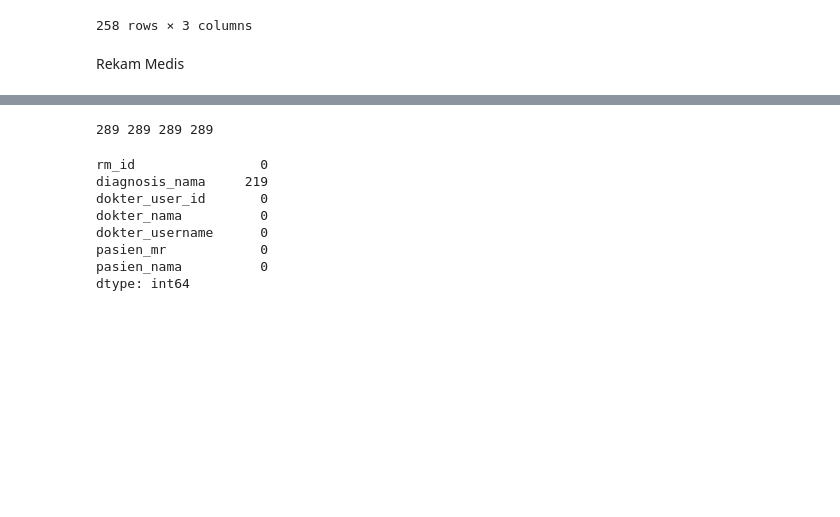
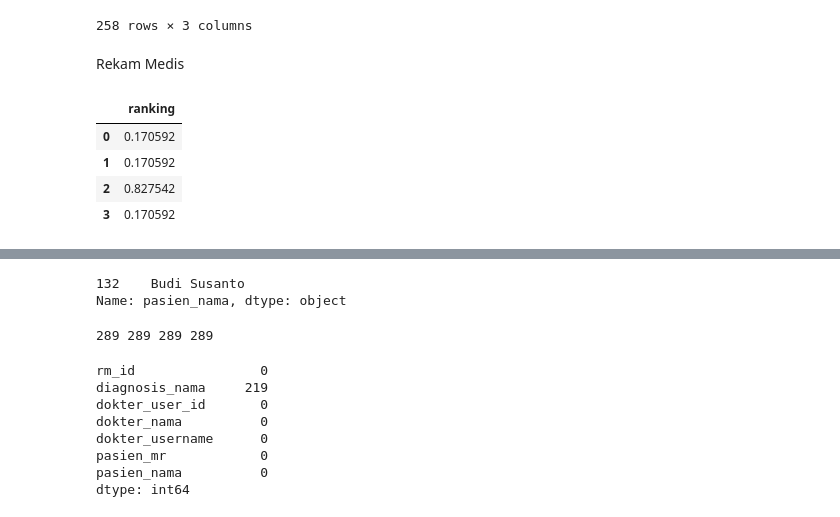
Before and after one commit to muftialroaz/rekmed-flask, a Jupyter notebook: main.ipynb, the cells around one changed output, grey strips where cells are left out. Cells and saved outputs as stored; diff of their text form; code cells hidden in the pictures; blank space fills up the shorter version.

```diff
--- a/main.ipynb
+++ b/main.ipynb
@@ -154,4 +154,42 @@ nama_dokter = dokter_data(search)
 rekam_medis = db.rekam_medis.copy()
+# %%
+from rank_bm25 import BM25Okapi
+import pandas as pd
+
+# Contoh data dokumen
+documents = [
+    "Dokumen pertama adalah contoh dokumen",
+    "Ini adalah contoh dokumen kedua",
+    "Contoh yang lebih panjang untuk dokumen ketiga",
+    "Ini adalah dokumen contoh terakhir"
+]
+
+# Pembentukan indeks BM25
+tokenized_documents = [doc.split() for doc in documents]
+bm25 = BM25Okapi(tokenized_documents)
+
+# Contoh kueri pencarian
+query = "contoh dokumen panjang"
+
+# Hitung relevansi BM25
+scores = bm25.get_scores(query.split())
+
+# Urutkan dokumen berdasarkan skor relevansi
+ranked_documents = sorted(zip(scores, documents), key=lambda x: x[0], reverse=True)
+
+ranked = pd.DataFrame(scores)
+ranked = ranked.rename(columns={0:'ranking'})
+ranked
+# # Tampilkan hasil
+# print("Hasil Pencarian:")
+# for score, doc in ranked_documents:
+#     print(f"Skor: {score:.4f}, Dokumen: {doc}")
+# %% [output]
+|  | ranking |
+| 0 | 0.170592 |
+| 1 | 0.170592 |
+| 2 | 0.827542 |
+| 3 | 0.170592 |
 # %%
 rekam_medis
 # %% [output]
@@ -178,3 +216,8 @@ dokter_nama = rekam_medis.loc[rekam_medis['cosine'] > 0, 'dokter_nama']
+# %%
+pasien_nama
+# %% [output]
+132    Budi Susanto
+Name: pasien_nama, dtype: object
 # %%
 print(len(nama_pasien), len(diagnosis), len(nama_dokter), len(rekam_medis))
 # %% [output]
```
Also changed, not shown: parts of 2 cells of this notebook, 8 other files.
